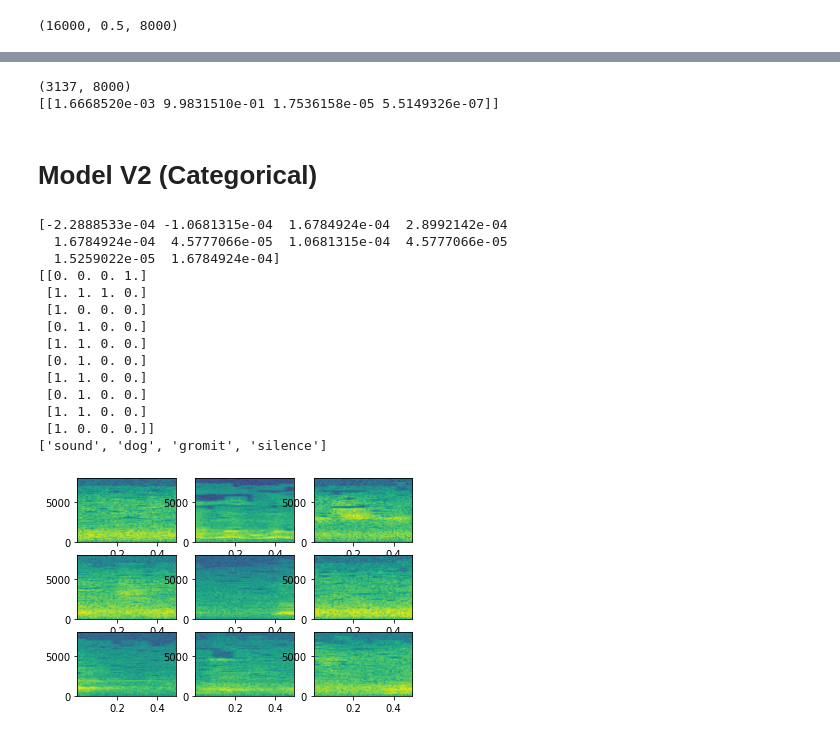
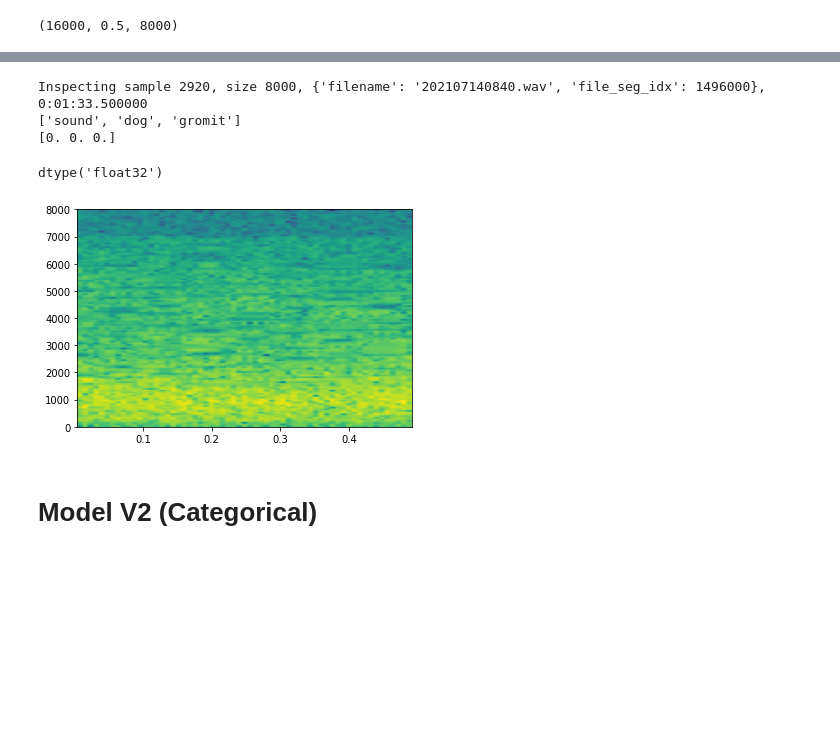
Before and after one commit to yxbh/gromtector, a Jupyter notebook: gromtector/notebooks/model.ipynb, the cells around one changed output, grey strips where cells are left out. Saved outputs shown, nothing was run; the diff lists cells and outputs as text; code cells hidden in the pictures; blank space fills up the shorter version.

```diff
--- a/gromtector/notebooks/model.ipynb
+++ b/gromtector/notebooks/model.ipynb
@@ -410,50 +384,31 @@ Epoch 100/100
-# %%
-
-print(X.shape)
-result = model.predict(np.asarray([X[0]]))
-print(result)
-# %% [output]
-(3137, 8000)
-[[1.6668520e-03 9.9831510e-01 1.7536158e-05 5.5149326e-07]]
+# %%
+import random
+from datetime import timedelta
+from simpleaudio import play_buffer
+from matplotlib.pyplot import specgram
+
+idx = random.randint(0, len(X_v2))
+# idx = 8904
+rand_sample_aud_seg_begin_time = timedelta(seconds=sample_info_v2[idx]["file_seg_idx"]/audio_sample_rate)
+print(f"Inspecting sample {idx}, size {len(X_v2[idx])}, {sample_info_v2[idx]}, {rand_sample_aud_seg_begin_time}")
+print(idx_label_map)
+print(y_v2[idx])
+_ = specgram(X_v2[idx], Fs=audio_sample_rate)
+_ = play_buffer(
+    (X_v2[idx] * int16_iinfo.max).astype(np.int16).tobytes(),
+    num_channels=1,
+    bytes_per_sample=2,
+    sample_rate=audio_sample_rate,
+)
+X_v2[idx].dtype
+# %% [output]
+Inspecting sample 2920, size 8000, {'filename': '202107140840.wav', 'file_seg_idx': 1496000}, 0:01:33.500000
+['sound', 'dog', 'gromit']
+[0. 0. 0.]
+dtype('float32')
+[figure, added]
 # %% [markdown]
 # Model V2 (Categorical)
-# %%
-# Plot spectrogram of a random training sample
-import matplotlib.pyplot as plt
-from matplotlib.pyplot import specgram
-
-fig, (ax, ax2, ax3) = plt.subplots(3,3)
-ax[0].specgram(X_v2_train[0], Fs=audio_sample_rate)
-ax[1].specgram(X_v2_train[1], Fs=audio_sample_rate)
-ax[2].specgram(X_v2_train[2], Fs=audio_sample_rate)
-ax2[0].specgram(X_v2_train[3], Fs=audio_sample_rate)
-ax2[1].specgram(X_v2_train[4], Fs=audio_sample_rate)
-ax2[2].specgram(X_v2_train[5], Fs=audio_sample_rate)
-ax3[0].specgram(X_v2_train[6], Fs=audio_sample_rate)
-ax3[1].specgram(X_v2_train[7], Fs=audio_sample_rate)
-ax3[2].specgram(X_v2_train[8], Fs=audio_sample_rate)
-print(X_v2[0][:10])
-print(y_v2_train[0:10])
-print(idx_label_map)
-# specgram(X_v2[1], Fs=audio_sample_rate)
-# specgram(X_v2[2], Fs=audio_sample_rate)
-# specgram(X_v2[3], Fs=audio_sample_rate)
-# %% [output]
-[-2.2888533e-04 -1.0681315e-04  1.6784924e-04  2.8992142e-04
-  1.6784924e-04  4.5777066e-05  1.0681315e-04  4.5777066e-05
-  1.5259022e-05  1.6784924e-04]
-[[0. 0. 0. 1.]
- [1. 1. 1. 0.]
- [1. 0. 0. 0.]
- [0. 1. 0. 0.]
- [1. 1. 0. 0.]
- [0. 1. 0. 0.]
- [1. 1. 0. 0.]
- [0. 1. 0. 0.]
- [1. 1. 0. 0.]
- [1. 0. 0. 0.]]
-['sound', 'dog', 'gromit', 'silence']
-[figure, removed]
 # %%
 model_v2_test = tf.keras.Sequential(
     [
```
Also changed, not shown: parts of 15 cells of this notebook.
